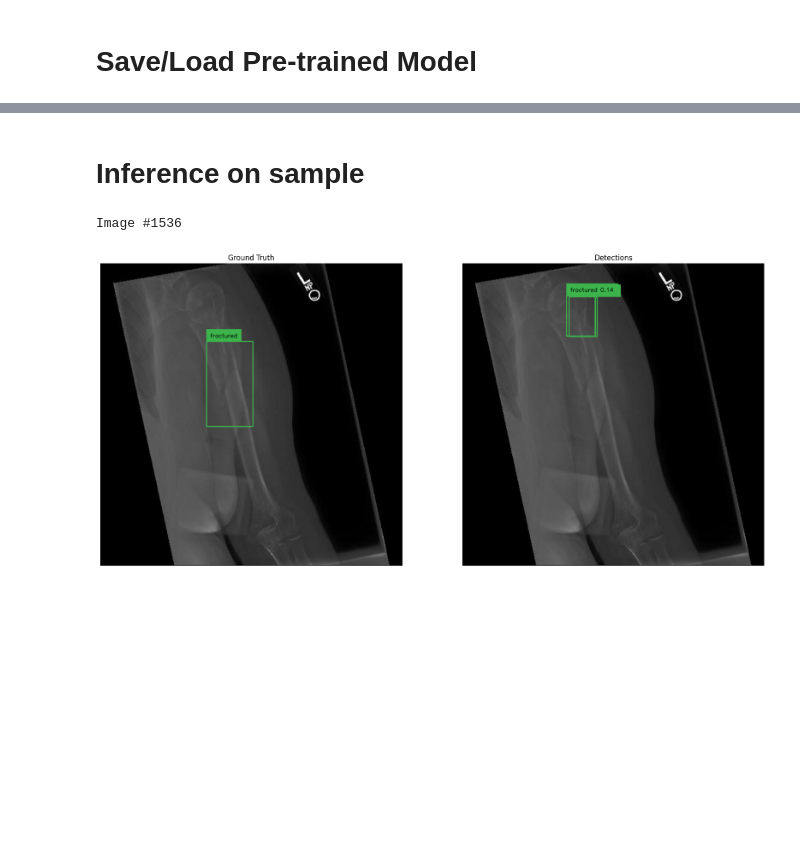
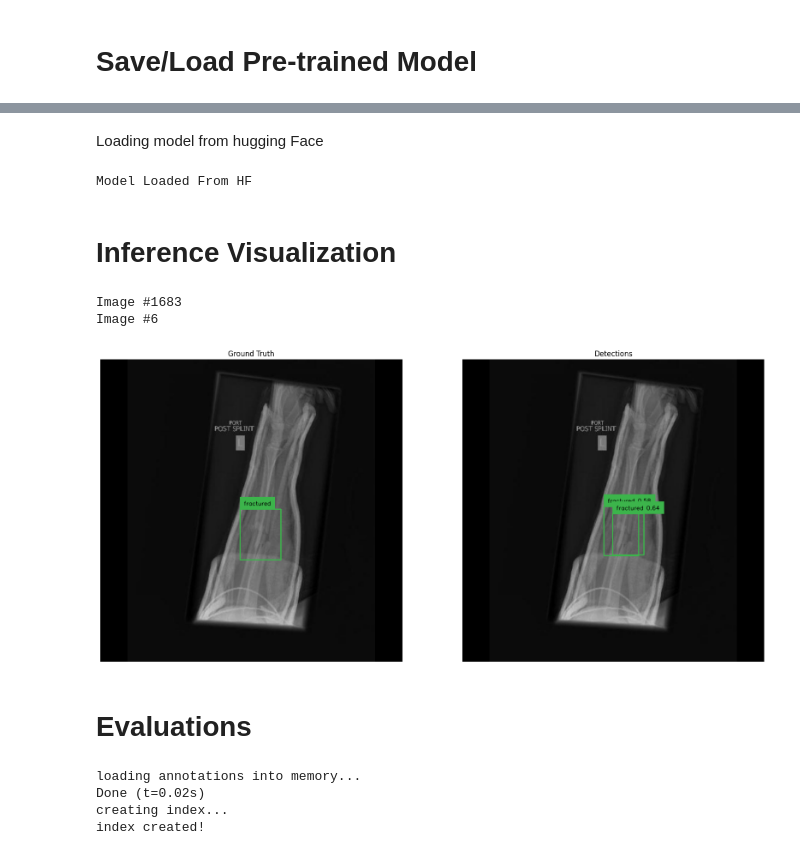
Before and after one commit to D3STRON/BoneFractureDetection, a Jupyter notebook: Fracture Localization/DETR.ipynb, the cells around one changed output, grey strips where cells are left out. Drawn from its saved outputs; the diff is of its cells as text; code cells hidden in the pictures; blank space fills up the shorter version.

Commit message:
Deter for Fracture detection

```diff
--- a/Fracture Localization/DETR.ipynb
+++ b/Fracture Localization/DETR.ipynb
@@ -207,5 +239,14 @@ model.to(DEVICE)
+# %% [markdown]
+Loading model from hugging Face
+# %%
+model = DetrForObjectDetection.from_pretrained("D3STRON/bone-fracture-detr", id2label={1:"Fractured", 0: "Not"})
+model.to(DEVICE)
+print("Model Loaded From HF")
+# processor = DetrImageProcessor.from_pretrained("D3STRON/bone-fracture-detr")
+# %% [output]
+Model Loaded From HF
 # %% [markdown]
-# Inference on sample
+# Inference Visualization
 # %%
 import random
 import cv2
@@ -235,7 +276,7 @@ image = cv2.imread(image_path)
 detections = sv.Detections.from_coco_annotations(coco_annotation=annotations)
 labels = [f"{id2label[class_id]}" for _, _, class_id, _ in detections]
 frame_ground_truth = box_annotator.annotate(scene=image.copy(), detections=detections, labels=labels)
-CONFIDENCE_TRESHOLD = 0.1
+CONFIDENCE_TRESHOLD = 0.25
 DEVICE = 'cuda'
 
 
@@ -244,35 +285,36 @@ with torch.no_grad():
 
     # load image and predict
     inputs = processor(images=image, return_tensors='pt').to(DEVICE)
     outputs = model(**inputs)
-
     # post-process
     target_sizes = torch.tensor([image.shape[:2]]).to(DEVICE)
     results = processor.post_process_object_detection(
         outputs=outputs,
         threshold=CONFIDENCE_TRESHOLD,
         target_sizes=target_sizes
     )[0]
 
-
     detections = sv.Detections.from_transformers(transformers_results=results)
-    labels = [f"{id2label[class_id]} {confidence:.2f}" for _, confidence, class_id, _ in detections]
+    labels = [f"{id2label[1]} {confidence:.2f}" for _, confidence, class_id, _ in detections]
     frame_detections = box_annotator.annotate(scene=image.copy(), detections=detections, labels=labels)
 
 
 # %matplotlib inline # Remove this line, we won't use it anymore
 
 # Combine both images side by side and display
 fig, axs = plt.subplots(1, 2, figsize=(20, 10))
 axs[0].imshow(cv2.cvtColor(frame_ground_truth, cv2.COLOR_BGR2RGB))
 axs[0].axis('off')
 axs[0].set_title('Ground Truth')
 
 axs[1].imshow(cv2.cvtColor(frame_detections, cv2.COLOR_BGR2RGB))
 axs[1].axis('off')
 axs[1].set_title('Detections')
 
 plt.show()
 # %% [output]
-Image #1536
+Image #1683
+Image #6
-[figure, old version]
+[figure, new version]
+# %% [markdown]
+# Evaluations
@@ -278,0 +324,7 @@ Image #1536
+# %%
+coco_gt = COCO('./data/BoneFracture_localization.v1i.coco/valid/_annotations.coco.json')
+# %% [output]
+loading annotations into memory...
+Done (t=0.02s)
+creating index...
+index created!
```
Also changed, not shown: parts of 14 cells of this notebook.
